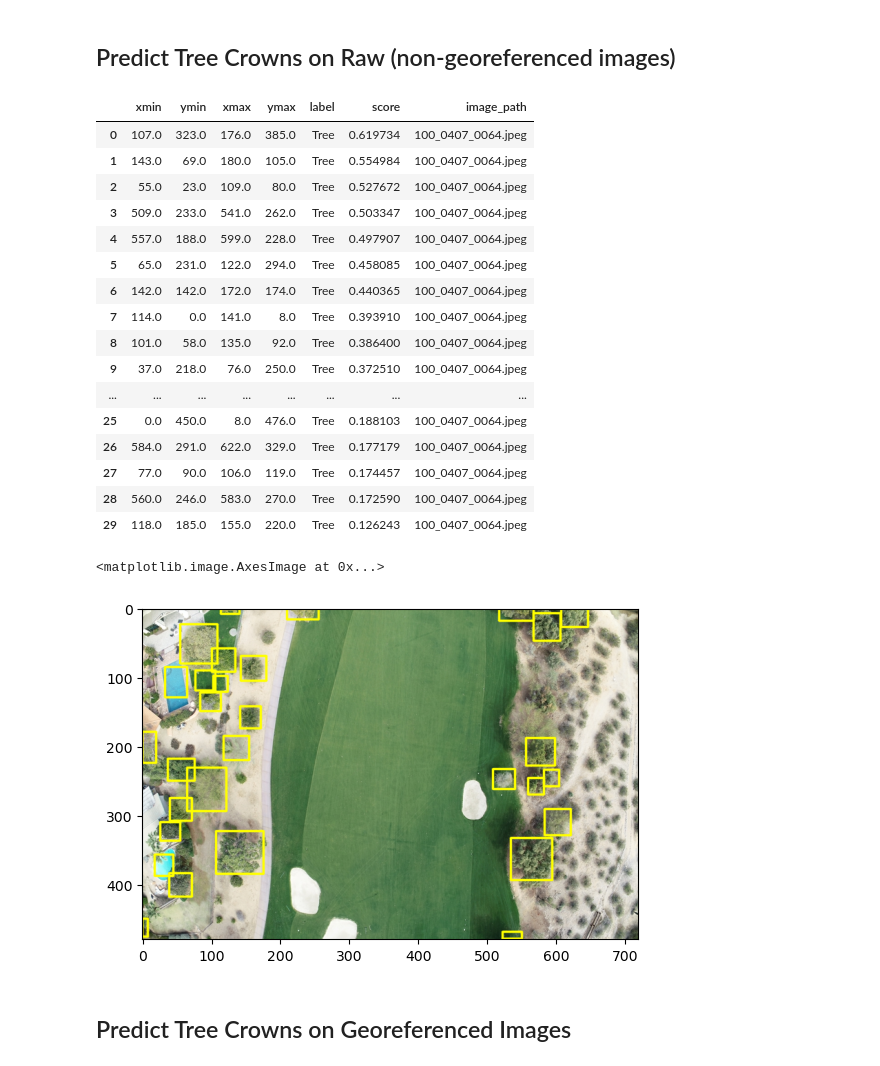
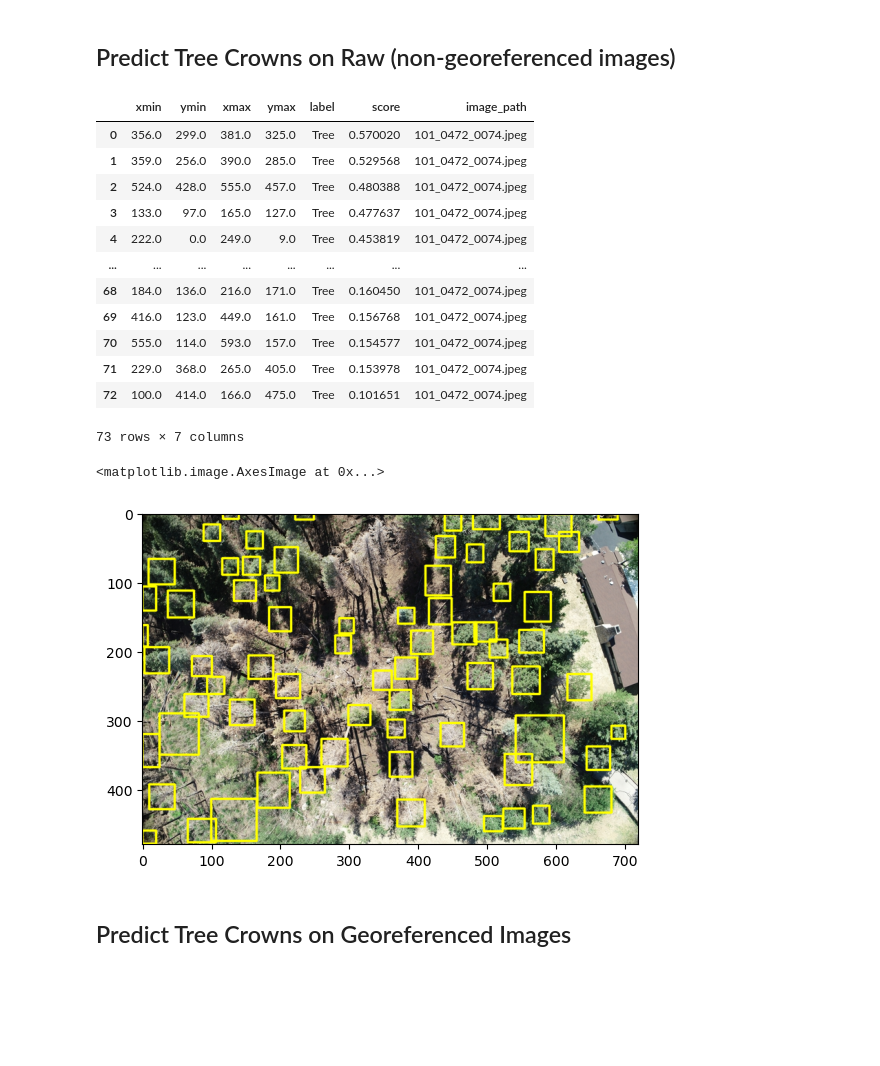
Before and after one commit to ua-datalab/Geospatial_Workshops, a Jupyter notebook: notebooks/deepforest_2.ipynb, the cells around one changed output. Saved outputs shown, nothing was run; the diff lists cells and outputs as text; code cells hidden in the pictures; blank space fills up the shorter version.

```diff
--- a/notebooks/deepforest_2.ipynb
+++ b/notebooks/deepforest_2.ipynb
@@ -44,33 +48,30 @@ image_path5 = get_data("/data-store/iplant/home/jgillan/media/101_0472_0074.jpeg
 # %%
 #Identify and put bounding boxes around all trees in the image
 #This will create a table showing image coordinates of every predicted tree
-trees = model.predict_image(path=image_path3, return_plot = False)
+#The 'score' is the confidence that the prediction is correct. Values closer to 1 are better.
+trees = model.predict_image(path=image_path5, return_plot = False)
 trees
 # %% [output]
 |  | xmin | ymin | xmax | ymax | label | score | image_path |
-| 0 | 107.0 | 323.0 | 176.0 | 385.0 | Tree | 0.619734 | 100_0407_0064.jpeg |
-| 1 | 143.0 | 69.0 | 180.0 | 105.0 | Tree | 0.554984 | 100_0407_0064.jpeg |
-| 2 | 55.0 | 23.0 | 109.0 | 80.0 | Tree | 0.527672 | 100_0407_0064.jpeg |
-| 3 | 509.0 | 233.0 | 541.0 | 262.0 | Tree | 0.503347 | 100_0407_0064.jpeg |
-| 4 | 557.0 | 188.0 | 599.0 | 228.0 | Tree | 0.497907 | 100_0407_0064.jpeg |
-| 5 | 65.0 | 231.0 | 122.0 | 294.0 | Tree | 0.458085 | 100_0407_0064.jpeg |
-| 6 | 142.0 | 142.0 | 172.0 | 174.0 | Tree | 0.440365 | 100_0407_0064.jpeg |
-| 7 | 114.0 | 0.0 | 141.0 | 8.0 | Tree | 0.393910 | 100_0407_0064.jpeg |
-| 8 | 101.0 | 58.0 | 135.0 | 92.0 | Tree | 0.386400 | 100_0407_0064.jpeg |
-| 9 | 37.0 | 218.0 | 76.0 | 250.0 | Tree | 0.372510 | 100_0407_0064.jpeg |
+| 0 | 356.0 | 299.0 | 381.0 | 325.0 | Tree | 0.570020 | 101_0472_0074.jpeg |
+| 1 | 359.0 | 256.0 | 390.0 | 285.0 | Tree | 0.529568 | 101_0472_0074.jpeg |
+| 2 | 524.0 | 428.0 | 555.0 | 457.0 | Tree | 0.480388 | 101_0472_0074.jpeg |
+| 3 | 133.0 | 97.0 | 165.0 | 127.0 | Tree | 0.477637 | 101_0472_0074.jpeg |
+| 4 | 222.0 | 0.0 | 249.0 | 9.0 | Tree | 0.453819 | 101_0472_0074.jpeg |
 | ... | ... | ... | ... | ... | ... | ... | ... |
-| 25 | 0.0 | 450.0 | 8.0 | 476.0 | Tree | 0.188103 | 100_0407_0064.jpeg |
-| 26 | 584.0 | 291.0 | 622.0 | 329.0 | Tree | 0.177179 | 100_0407_0064.jpeg |
-| 27 | 77.0 | 90.0 | 106.0 | 119.0 | Tree | 0.174457 | 100_0407_0064.jpeg |
-| 28 | 560.0 | 246.0 | 583.0 | 270.0 | Tree | 0.172590 | 100_0407_0064.jpeg |
-| 29 | 118.0 | 185.0 | 155.0 | 220.0 | Tree | 0.126243 | 100_0407_0064.jpeg |
+| 68 | 184.0 | 136.0 | 216.0 | 171.0 | Tree | 0.160450 | 101_0472_0074.jpeg |
+| 69 | 416.0 | 123.0 | 449.0 | 161.0 | Tree | 0.156768 | 101_0472_0074.jpeg |
+| 70 | 555.0 | 114.0 | 593.0 | 157.0 | Tree | 0.154577 | 101_0472_0074.jpeg |
+| 71 | 229.0 | 368.0 | 265.0 | 405.0 | Tree | 0.153978 | 101_0472_0074.jpeg |
+| 72 | 100.0 | 414.0 | 166.0 | 475.0 | Tree | 0.101651 | 101_0472_0074.jpeg |
+73 rows × 7 columns
 # %%
 #Show the image with the bounding boxes
-plot = model.predict_image(path=image_path3, return_plot = True, color=(0, 255, 255), thickness=2)
+plot = model.predict_image(path=image_path5, return_plot = True, color=(0, 255, 255), thickness=2)
 plt.imshow(plot[:,:,::-1])
 # %% [output]
 <matplotlib.image.AxesImage at 0x...>
-[figure, old version]
+[figure, new version]
 # %% [markdown]
 ## Predict Tree Crowns on Georeferenced Images
 # %%
```
Also changed, not shown: parts of 12 cells of this notebook.
